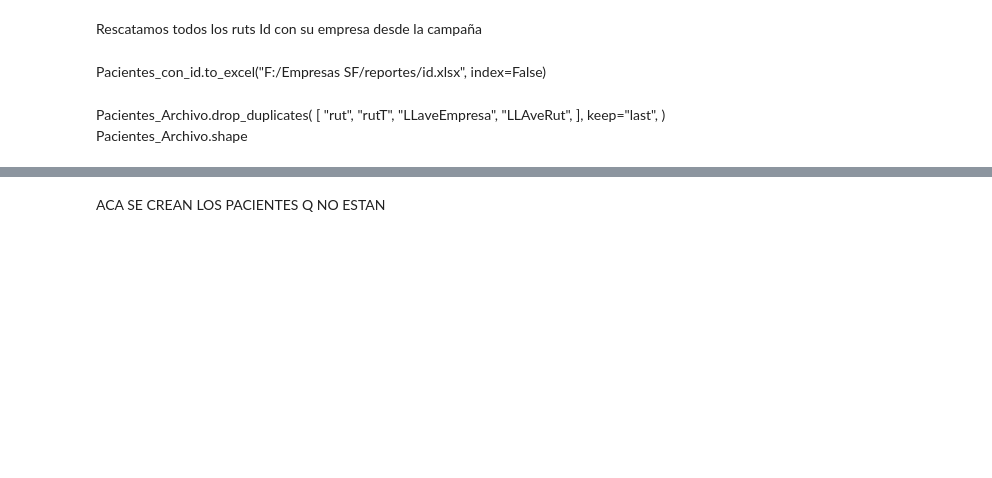
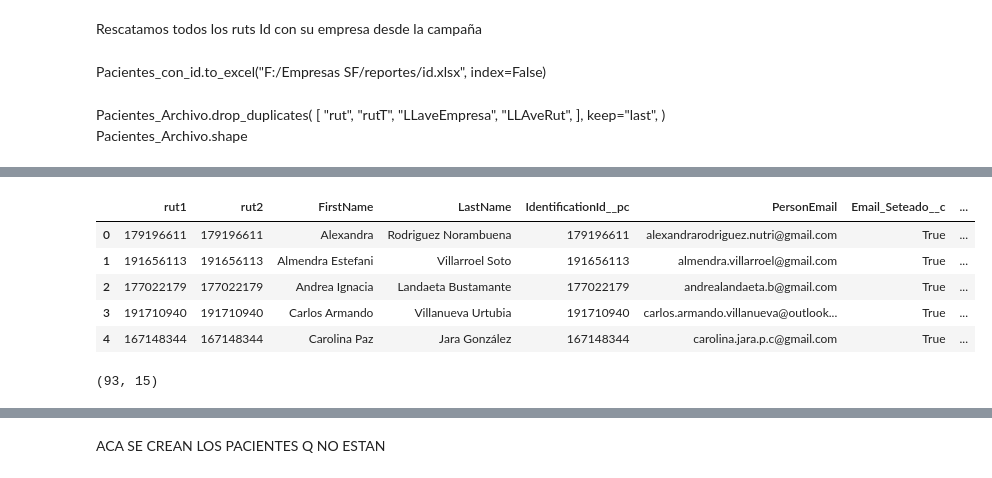
Before and after one commit to juanca-martinez/basefinal, a Jupyter notebook: Carga_De_Pacientes.ipynb, the cells around one changed output, grey strips where cells are left out. Cells and saved outputs as stored; diff of their text form; code cells hidden in the pictures; blank space fills up the shorter version.

```diff
--- a/Carga_De_Pacientes.ipynb
+++ b/Carga_De_Pacientes.ipynb
@@ -31,6 +31,7 @@ sf = Salesforce(
     username=misDatos["username"],
     password=misDatos["password"],
     security_token=misDatos["security_token"],
+    domain='test',
 )
 # paramiko.util.log_to_file("paramiko.log")
 regex = re.compile(r"([A-Za-z0-9]+[.-_])*[A-Za-z0-9]+@[A-Za-z0-9-]+(\.[A-Z|a-z]{2,})+")
@@ -236,8 +228,8 @@ Carga de Archivo carga
 # %%
 # nuevos = "F:/Empresas SF/reportes/SFTP.xlsx"
 # nuevos = "F:/Cargas Base Datos CRM/MetLife/General (Servidor Interno)/CUADRATURA/Meses/Metlife 040324.xlsx"
-nuevos = "F:/Empresas SF/reportes/carga.xlsx"
-campaña = "Willis Tower Watson"
+nuevos = "F:/Empresas SF/reportes/carga1.xlsx"
+campaña = "Care Assistance"
 Pais = "Chile"
 #baseFinal = True
 #Pais = "México"
@@ -754,38 +766,53 @@ if ("celular" in noestan.columns) == True:
     Subir_pacientes["Phone"] = Subir_pacientes["Phone"].str.replace("NULL", "")
 
 
-Subir_pacientes["RecordTypeId"] = "0128c000002Byp4AAC"
+#Subir_pacientes["RecordTypeId"] = "0128c000002Byp4AAC"
+Subir_pacientes["RecordTypeId"] = "0128c000002Byp4AAC" #Sandbox
+
+
+#sandbox = 0128c000002Byp4AAC
 Subir_pacientes["Cuenta_validada__c"] = "True"
 
 
 if Pais == "Chile":
     Subir_pacientes["BillingCountry"] = "Chile"
     Subir_pacientes["Identification_Type__c"] = "RUT"
-    Subir_pacientes["Pa_s_del_Paciente__c"] = "a1U8c000005dAtnEAE"
+    #Subir_pacientes["Pa_s_del_Paciente__c"] = "a1U8c000005dAtnEAE"
+    Subir_pacientes["Pa_s_del_Paciente__c"] = "a1UEm000000EBgLMAW" #Sandbox
+    #a1UEm000000EBgLMAW
 else:
     Subir_pacientes["BillingCountry"] = "México"
     Subir_pacientes["Identification_Type__c"] = "RUT"
     Subir_pacientes["Pa_s_del_Paciente__c"] = "a1U8c000005dAtsEAE"
 
 # Subir_pacientes_Que_no_Estan = Subir_pacientes
 # Subir_pacientes_Estan = Subir_pacientes[Subir_pacientes["RutEstaoNo"] == True]
 # Subir_pacientes = Subir_pacientes[Subir_pacientes["RutEstaoNo"] == False]
 
 # Subir_pacientes["PersonBirthdate"] = Subir_pacientes["PersonBirthdate"].str.replace("0001-01-01 00:00:00", "")
 
 # Subir_pacientes.PersonEmail = Subir_pacientes.PersonEmail.fillna('')
 Subir_pacientes = Subir_pacientes.drop_duplicates(
     [
         "IdentificationId__pc",
     ],
     keep="last",
 )
 Subir_pacientes.to_excel(
     "F:/Empresas SF/reportes/Pacientes_Que_No_Estaban.xlsx", index=False
 )
 Subir_pacientes.head()
+# %% [output]
+|  | rut1 | rut2 | FirstName | LastName | IdentificationId__pc | PersonEmail | Email_Seteado__c | ... |
+| 0 | 179196611 | 179196611 | Alexandra | Rodriguez Norambuena | 179196611 | alexandrarodriguez.nutri@gmail.com | True | ... |
+| 1 | 191656113 | 191656113 | Almendra Estefani | Villarroel Soto | 191656113 | almendra.villarroel@gmail.com | True | ... |
+| 2 | 177022179 | 177022179 | Andrea Ignacia | Landaeta Bustamante | 177022179 | andrealandaeta.b@gmail.com | True | ... |
+| 3 | 191710940 | 191710940 | Carlos Armando | Villanueva Urtubia | 191710940 | carlos.armando.villanueva@outlook... | True | ... |
+| 4 | 167148344 | 167148344 | Carolina Paz | Jara González | 167148344 | carolina.jara.p.c@gmail.com | True | ... |
 # %%
 Subir_pacientes.shape
+# %% [output]
+(93, 15)
 # %%
 def traerId(rut):
     if len(rut) >= 8:
```
Also changed, not shown: parts of 25 cells of this notebook, 3 other files.
